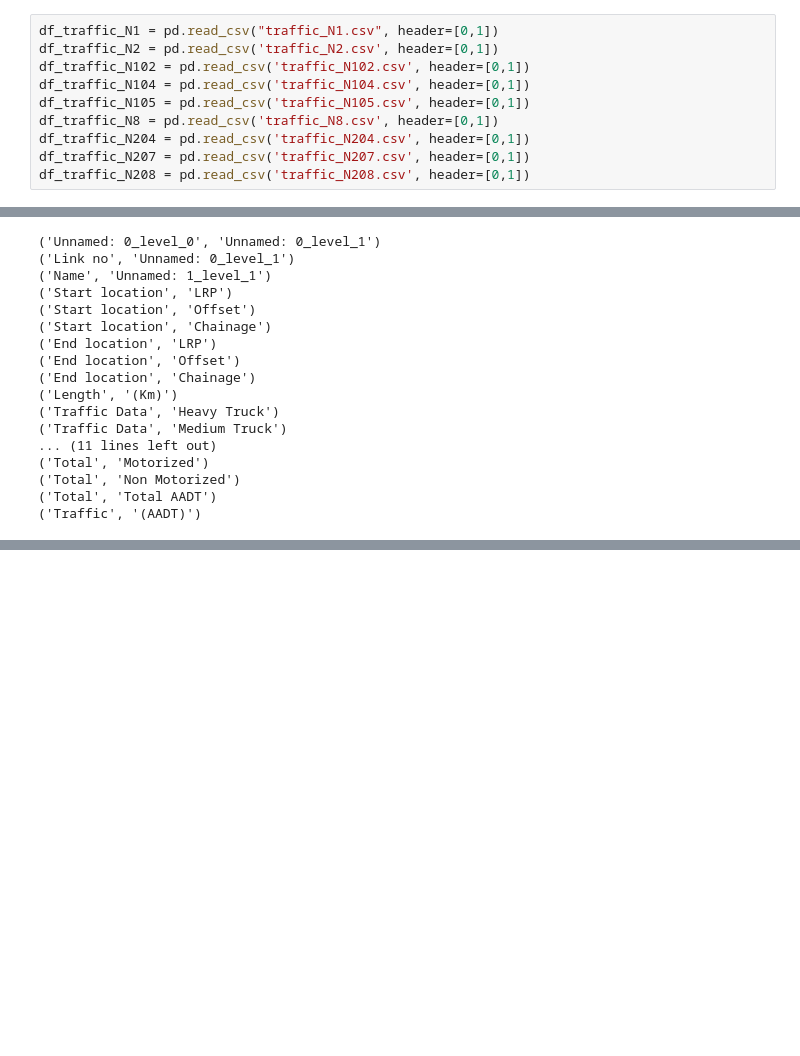
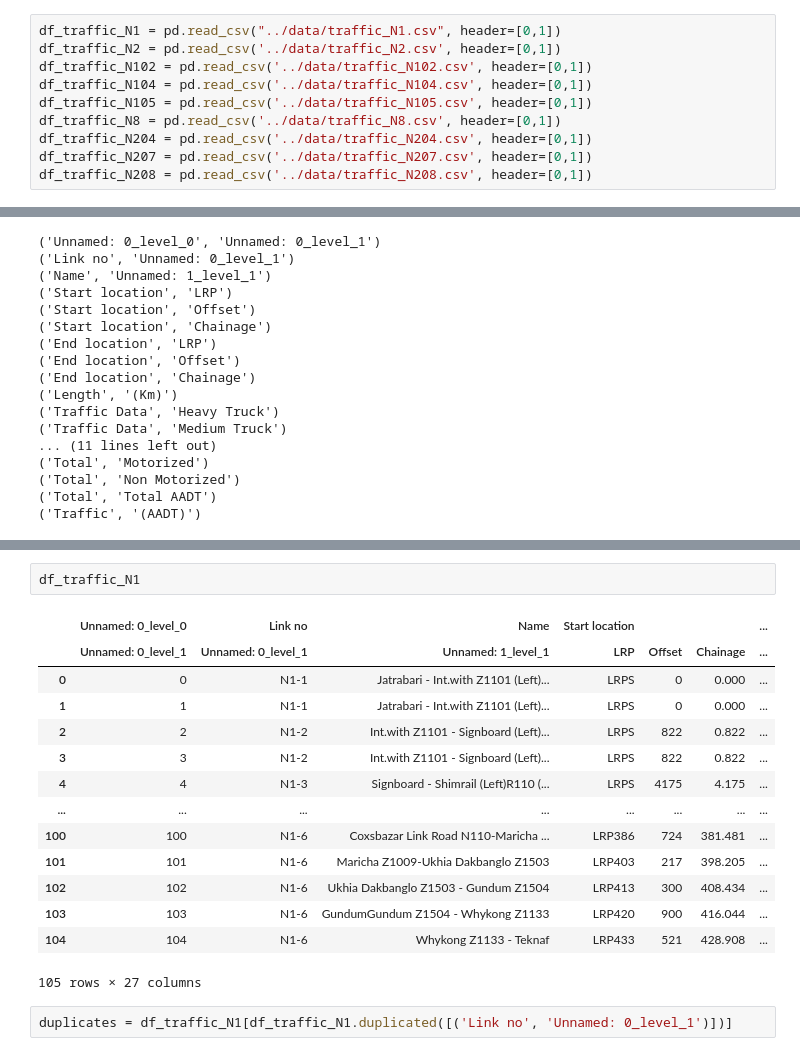
Before and after one commit to mlmoleman/EPA133A-G07-A4, a Jupyter notebook: notebooks/traffic_flows.ipynb, the cells around one changed output, grey strips where cells are left out. Drawn from its saved outputs; the diff is of its cells as text; blank space fills up the shorter version.

Commit message:
new notebook, traffic flows cleaning, work in progress, that prepares traffic flow data

```diff
--- a/notebooks/traffic_flows.ipynb
+++ b/notebooks/traffic_flows.ipynb
@@ -60,15 +60,15 @@ DataFrame 'traffic_N208' saved to '../data/traffic_N208.csv'
 # %% [markdown]
 # Checking all loaded csv files for correctness
 # %%
-df_traffic_N1 = pd.read_csv("traffic_N1.csv", header=[0,1])
-df_traffic_N2 = pd.read_csv('traffic_N2.csv', header=[0,1])
-df_traffic_N102 = pd.read_csv('traffic_N102.csv', header=[0,1])
-df_traffic_N104 = pd.read_csv('traffic_N104.csv', header=[0,1])
-df_traffic_N105 = pd.read_csv('traffic_N105.csv', header=[0,1])
-df_traffic_N8 = pd.read_csv('traffic_N8.csv', header=[0,1])
-df_traffic_N204 = pd.read_csv('traffic_N204.csv', header=[0,1])
-df_traffic_N207 = pd.read_csv('traffic_N207.csv', header=[0,1])
-df_traffic_N208 = pd.read_csv('traffic_N208.csv', header=[0,1])
+df_traffic_N1 = pd.read_csv("../data/traffic_N1.csv", header=[0,1])
+df_traffic_N2 = pd.read_csv('../data/traffic_N2.csv', header=[0,1])
+df_traffic_N102 = pd.read_csv('../data/traffic_N102.csv', header=[0,1])
+df_traffic_N104 = pd.read_csv('../data/traffic_N104.csv', header=[0,1])
+df_traffic_N105 = pd.read_csv('../data/traffic_N105.csv', header=[0,1])
+df_traffic_N8 = pd.read_csv('../data/traffic_N8.csv', header=[0,1])
+df_traffic_N204 = pd.read_csv('../data/traffic_N204.csv', header=[0,1])
+df_traffic_N207 = pd.read_csv('../data/traffic_N207.csv', header=[0,1])
+df_traffic_N208 = pd.read_csv('../data/traffic_N208.csv', header=[0,1])
 # %% [markdown]
 # all html tables were correctly scraped
 # %%
@@ -264,0 +279,19 @@ for i in df_traffic.columns:
+# %%
+df_traffic_N1
+# %% [output]
+|  | Unnamed: 0_level_0 | Link no | Name | Start location |  |  | ... |
+|  | Unnamed: 0_level_1 | Unnamed: 0_level_1 | Unnamed: 1_level_1 | LRP | Offset | Chainage | ... |
+| 0 | 0 | N1-1 | Jatrabari - Int.with Z1101 (Left)... | LRPS | 0 | 0.000 | ... |
+| 1 | 1 | N1-1 | Jatrabari - Int.with Z1101 (Left)... | LRPS | 0 | 0.000 | ... |
+| 2 | 2 | N1-2 | Int.with Z1101 - Signboard (Left)... | LRPS | 822 | 0.822 | ... |
+| 3 | 3 | N1-2 | Int.with Z1101 - Signboard (Left)... | LRPS | 822 | 0.822 | ... |
+| 4 | 4 | N1-3 | Signboard - Shimrail (Left)R110 (... | LRPS | 4175 | 4.175 | ... |
+| ... | ... | ... | ... | ... | ... | ... | ... |
+| 100 | 100 | N1-6 | Coxsbazar Link Road N110-Maricha ... | LRP386 | 724 | 381.481 | ... |
+| 101 | 101 | N1-6 | Maricha Z1009-Ukhia Dakbanglo Z1503 | LRP403 | 217 | 398.205 | ... |
+| 102 | 102 | N1-6 | Ukhia Dakbanglo Z1503 - Gundum Z1504 | LRP413 | 300 | 408.434 | ... |
+| 103 | 103 | N1-6 | GundumGundum Z1504 - Whykong Z1133 | LRP420 | 900 | 416.044 | ... |
+| 104 | 104 | N1-6 | Whykong Z1133 - Teknaf | LRP433 | 521 | 428.908 | ... |
+105 rows × 27 columns
+# %%
+duplicates = df_traffic_N1[df_traffic_N1.duplicated([('Link no', 'Unnamed: 0_level_1')])]
```
Also changed, not shown: parts of 10 cells of this notebook, 1 other file.
